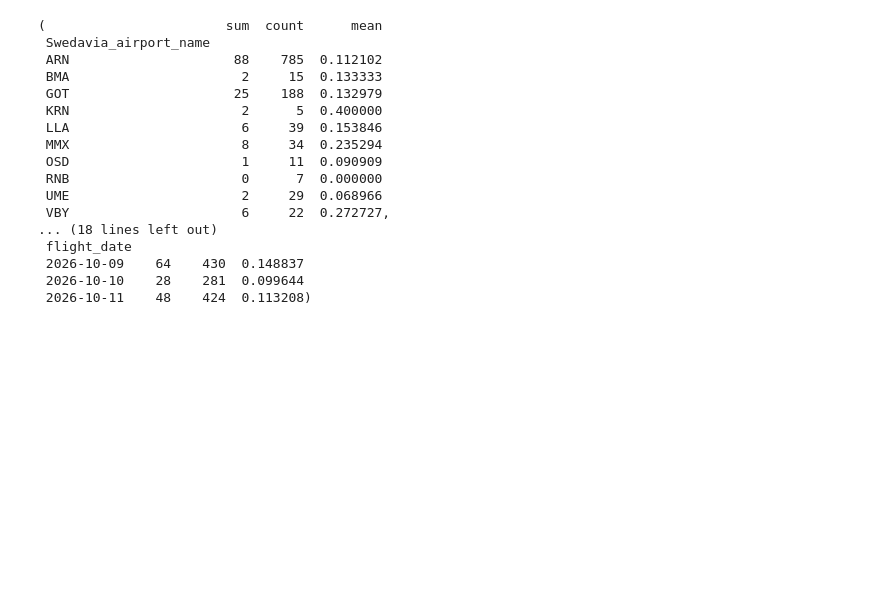
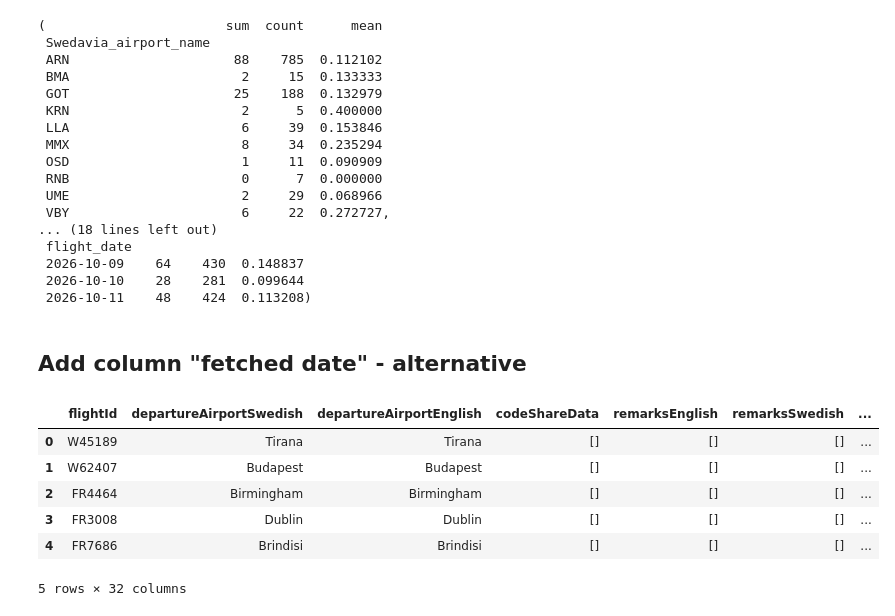
Before and after one commit to LisaYllander92/flight-analytics, a Jupyter notebook: eda/eda_swedavia.ipynb, the cells around one changed output. Saved outputs shown, nothing was run; the diff lists cells and outputs as text; code cells hidden in the pictures; blank space fills up the shorter version.

```diff
--- a/eda/eda_swedavia.ipynb
+++ b/eda/eda_swedavia.ipynb
@@ -13,7 +13,7 @@ load_dotenv()
 base_url = os.getenv("BASE_URL")   # t.ex. https://api.swedavia.se/flightinfo/v2
 api_key = os.getenv("FLIGHT_KEY")
 
-url = f"{base_url}/ARN/arrivals/2026-10-10"
+url = f"{base_url}/ARN/arrivals/2026-10-13"
 headers = {
     "Ocp-Apim-Subscription-Key": api_key,
     "Accept": "application/json",
@@ -495,3 +495,19 @@ by_airport, by_airline.head(15), by_date
  2026-10-09    64    430  0.148837
  2026-10-10    28    281  0.099644
  2026-10-11    48    424  0.113208)
+# %% [markdown]
+## Add column "fetched date" - alternative
+# %%
+from datetime import date
+
+df["fetched_date"] = date.today()
+
+df.head()
+# %% [output]
+|  | flightId | departureAirportSwedish | departureAirportEnglish | codeShareData | remarksEnglish | remarksSwedish | ... |
+| 0 | W45189 | Tirana | Tirana | [] | [] | [] | ... |
+| 1 | W62407 | Budapest | Budapest | [] | [] | [] | ... |
+| 2 | FR4464 | Birmingham | Birmingham | [] | [] | [] | ... |
+| 3 | FR3008 | Dublin | Dublin | [] | [] | [] | ... |
+| 4 | FR7686 | Brindisi | Brindisi | [] | [] | [] | ... |
+5 rows × 32 columns
```
Also changed, not shown: parts of 3 cells of this notebook, 1 other file.
